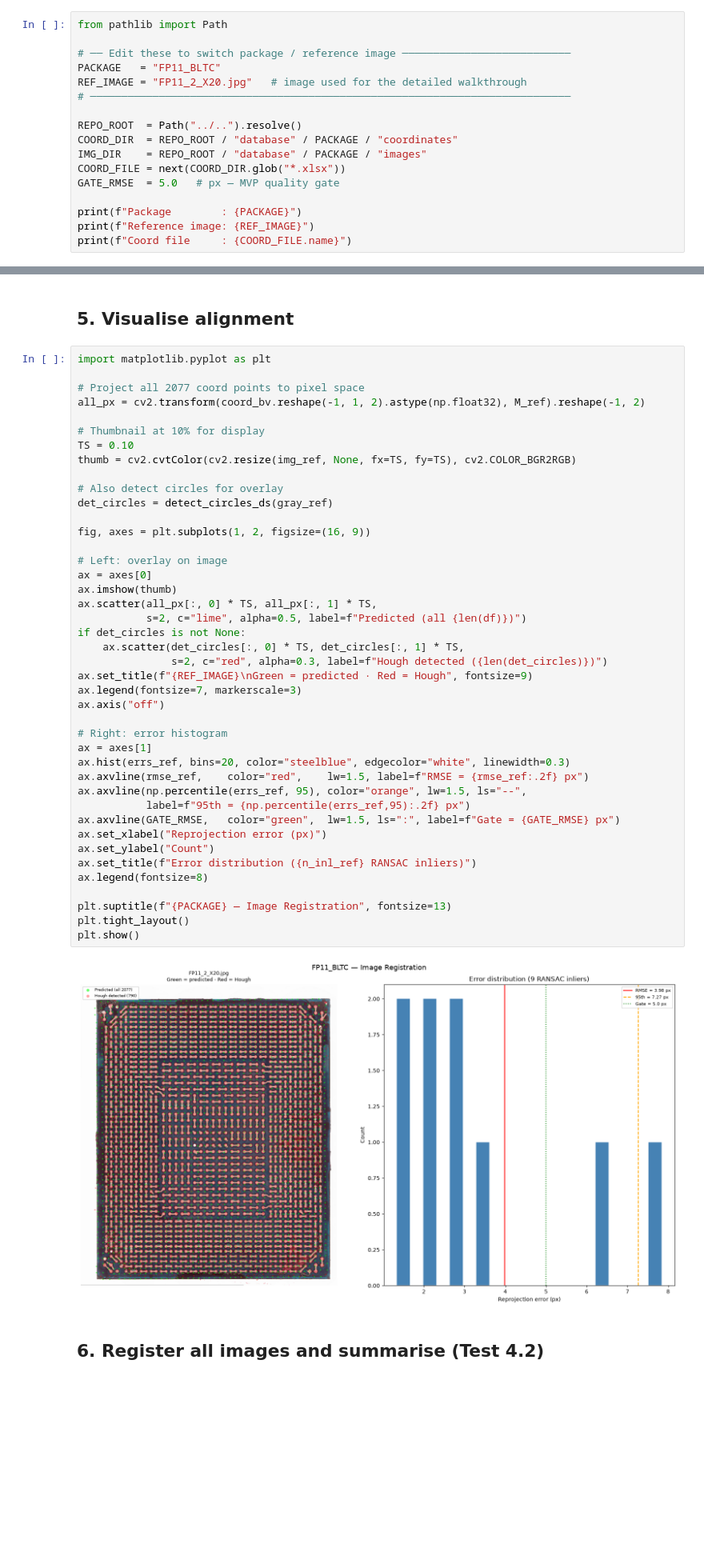
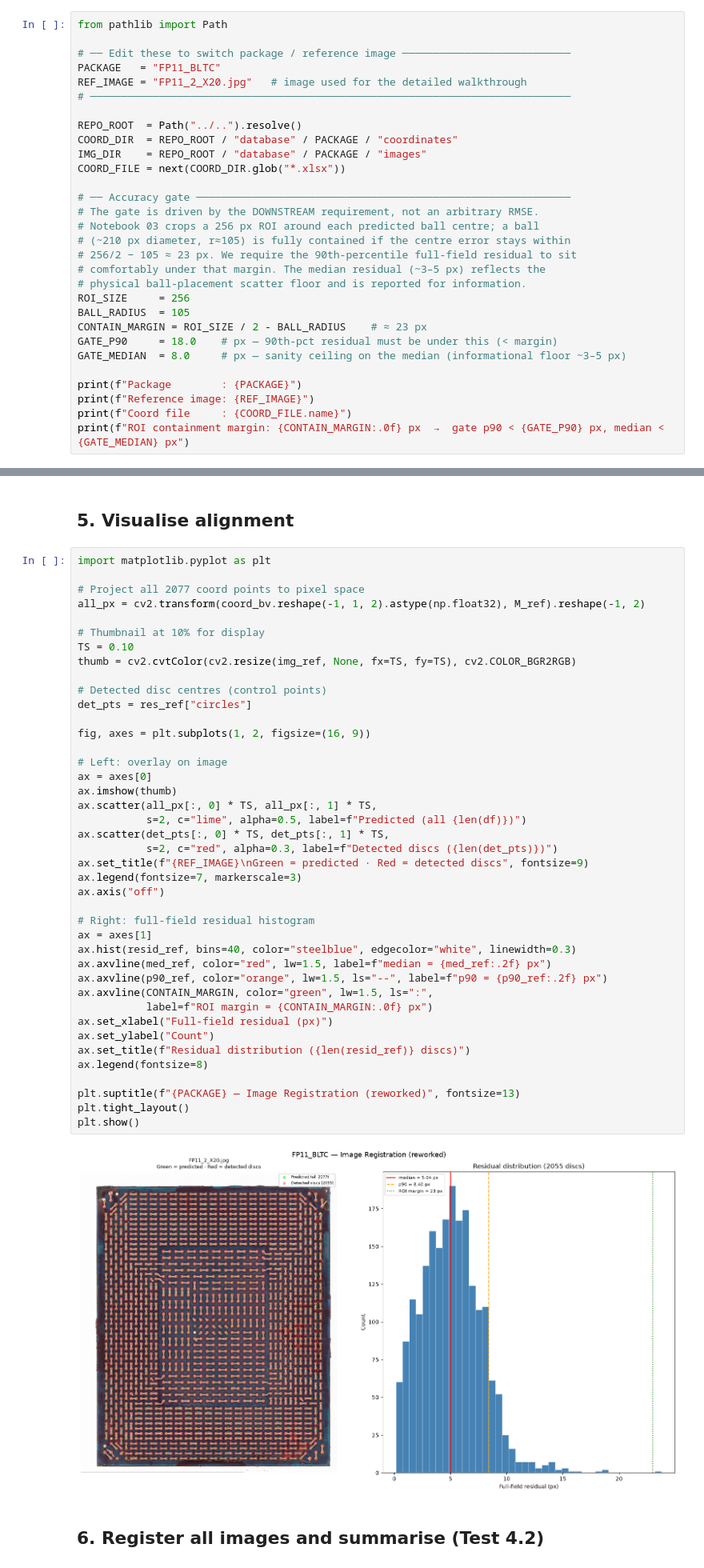
Before and after one commit to junming1202/BGA_crack_labelling, a Jupyter notebook: src/notebooks/02_image_registration.ipynb, the cells around one changed output, grey strips where cells are left out. Shown at 80% size. Cells and saved outputs as stored; diff of their text form; blank space fills up the shorter version.

```diff
--- a/src/notebooks/02_image_registration.ipynb
+++ b/src/notebooks/02_image_registration.ipynb
@@ -37,11 +38,24 @@ REPO_ROOT  = Path("../..").resolve()
 COORD_DIR  = REPO_ROOT / "database" / PACKAGE / "coordinates"
 IMG_DIR    = REPO_ROOT / "database" / PACKAGE / "images"
 COORD_FILE = next(COORD_DIR.glob("*.xlsx"))
-GATE_RMSE  = 5.0   # px — MVP quality gate
+
+# ── Accuracy gate ────────────────────────────────────────────────────────────
+# The gate is driven by the DOWNSTREAM requirement, not an arbitrary RMSE.
+# Notebook 03 crops a 256 px ROI around each predicted ball centre; a ball
+# (~210 px diameter, r≈105) is fully contained if the centre error stays within
+# 256/2 − 105 ≈ 23 px. We require the 90th-percentile full-field residual to sit
+# comfortably under that margin. The median residual (~3–5 px) reflects the
+# physical ball-placement scatter floor and is reported for information.
+ROI_SIZE     = 256
+BALL_RADIUS  = 105
+CONTAIN_MARGIN = ROI_SIZE / 2 - BALL_RADIUS    # ≈ 23 px
+GATE_P90     = 18.0    # px — 90th-pct residual must be under this (< margin)
+GATE_MEDIAN  = 8.0     # px — sanity ceiling on the median (informational floor ~3–5 px)
 
 print(f"Package        : {PACKAGE}")
 print(f"Reference image: {REF_IMAGE}")
 print(f"Coord file     : {COORD_FILE.name}")
+print(f"ROI containment margin: {CONTAIN_MARGIN:.0f} px  →  gate p90 < {GATE_P90} px, median < {GATE_MEDIAN} px")
 # %% [output]
 Package        : FP11_BLTC
 Reference image: FP11_2_X20.jpg
@@ -311,47 +326,46 @@ P20        -2000     11000    4415    2535  YES
 # %%
 import matplotlib.pyplot as plt
 
 # Project all 2077 coord points to pixel space
 all_px = cv2.transform(coord_bv.reshape(-1, 1, 2).astype(np.float32), M_ref).reshape(-1, 2)
 
 # Thumbnail at 10% for display
 TS = 0.10
 thumb = cv2.cvtColor(cv2.resize(img_ref, None, fx=TS, fy=TS), cv2.COLOR_BGR2RGB)
 
-# Also detect circles for overlay
-det_circles = detect_circles_ds(gray_ref)
+# Detected disc centres (control points)
+det_pts = res_ref["circles"]
 
 fig, axes = plt.subplots(1, 2, figsize=(16, 9))
 
 # Left: overlay on image
 ax = axes[0]
 ax.imshow(thumb)
 ax.scatter(all_px[:, 0] * TS, all_px[:, 1] * TS,
            s=2, c="lime", alpha=0.5, label=f"Predicted (all {len(df)})")
-if det_circles is not None:
-    ax.scatter(det_circles[:, 0] * TS, det_circles[:, 1] * TS,
-               s=2, c="red", alpha=0.3, label=f"Hough detected ({len(det_circles)})")
-ax.set_title(f"{REF_IMAGE}\nGreen = predicted · Red = Hough", fontsize=9)
+ax.scatter(det_pts[:, 0] * TS, det_pts[:, 1] * TS,
+           s=2, c="red", alpha=0.3, label=f"Detected discs ({len(det_pts)})")
+ax.set_title(f"{REF_IMAGE}\nGreen = predicted · Red = detected discs", fontsize=9)
 ax.legend(fontsize=7, markerscale=3)
 ax.axis("off")
 
-# Right: error histogram
+# Right: full-field residual histogram
 ax = axes[1]
-ax.hist(errs_ref, bins=20, color="steelblue", edgecolor="white", linewidth=0.3)
-ax.axvline(rmse_ref,    color="red",    lw=1.5, label=f"RMSE = {rmse_ref:.2f} px")
-ax.axvline(np.percentile(errs_ref, 95), color="orange", lw=1.5, ls="--",
-           label=f"95th = {np.percentile(errs_ref,95):.2f} px")
-ax.axvline(GATE_RMSE,   color="green",  lw=1.5, ls=":", label=f"Gate = {GATE_RMSE} px")
-ax.set_xlabel("Reprojection error (px)")
+ax.hist(resid_ref, bins=40, color="steelblue", edgecolor="white", linewidth=0.3)
+ax.axvline(med_ref, color="red", lw=1.5, label=f"median = {med_ref:.2f} px")
+ax.axvline(p90_ref, color="orange", lw=1.5, ls="--", label=f"p90 = {p90_ref:.2f} px")
+ax.axvline(CONTAIN_MARGIN, color="green", lw=1.5, ls=":",
+           label=f"ROI margin = {CONTAIN_MARGIN:.0f} px")
+ax.set_xlabel("Full-field residual (px)")
 ax.set_ylabel("Count")
-ax.set_title(f"Error distribution ({n_inl_ref} RANSAC inliers)")
+ax.set_title(f"Residual distribution ({len(resid_ref)} discs)")
 ax.legend(fontsize=8)
 
-plt.suptitle(f"{PACKAGE} — Image Registration", fontsize=13)
+plt.suptitle(f"{PACKAGE} — Image Registration (reworked)", fontsize=13)
 plt.tight_layout()
 plt.show()
 # %% [output]
-[figure, old version]
+[figure, new version]
 # %% [markdown]
 ## 6. Register all images and summarise (Test 4.2)
 # %%
```
Also changed, not shown: parts of 14 cells of this notebook, 2 other files.
